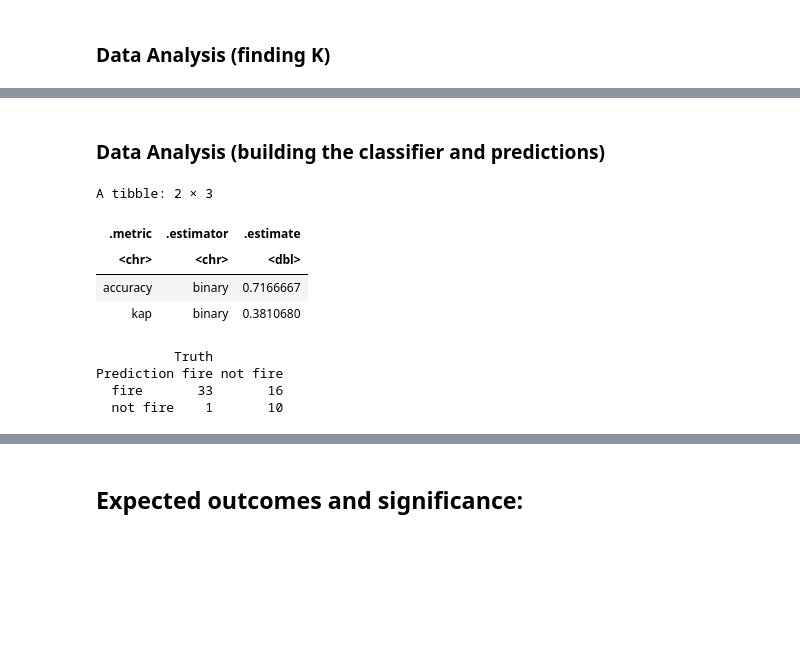
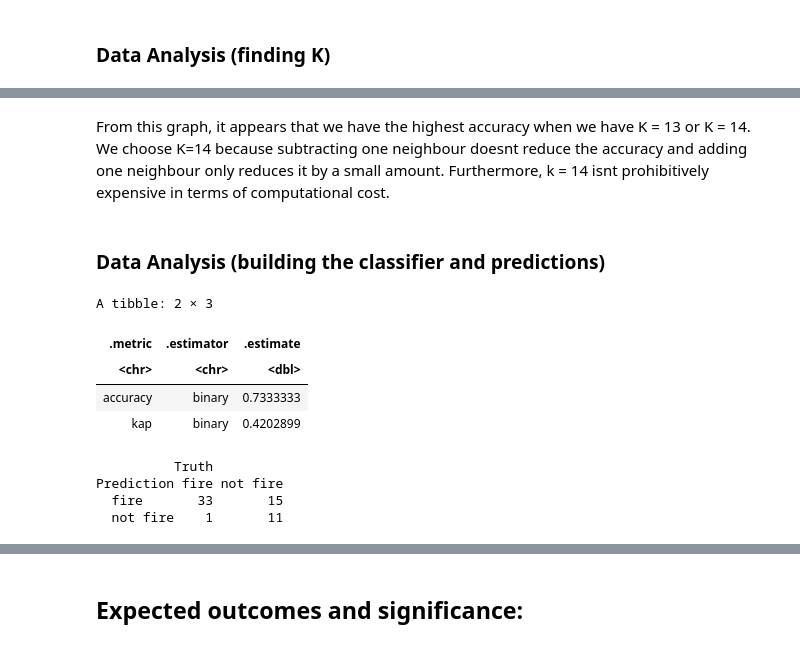
Before and after one commit to danielhou13/DSCI-100-Project-gr-17, a Jupyter notebook: Report.ipynb, the cells around one changed output, grey strips where cells are left out. Cells and saved outputs as stored; diff of their text form; code cells hidden in the pictures; blank space fills up the shorter version.

```diff
--- a/Report.ipynb
+++ b/Report.ipynb
@@ -207,33 +220,35 @@ accuracy_vs_k
+# %% [markdown]
+From this graph, it appears that we have the highest accuracy when we have K = 13 or K = 14. We choose K=14 because subtracting one neighbour doesnt reduce the accuracy and adding one neighbour only reduces it by a small amount. Furthermore, k = 14 isnt prohibitively expensive in terms of computational cost.
 # %% [markdown]
 ### Data Analysis (building the classifier and predictions)
 # %%
 set.seed(535)
-fire_spec <- nearest_neighbor(weight_func = "rectangular", neighbors = 7) %>%
+fire_spec2 <- nearest_neighbor(weight_func = "rectangular", neighbors = 14) %>%
     set_engine("kknn") %>%
     set_mode("classification")
 
 fire_fit <- workflow() %>%
     add_recipe(fire_recipe) %>%
-    add_model(fire_spec) %>%
+    add_model(fire_spec2) %>%
     fit(data = fire_data_training)
 
 fire_data_predictions <- predict(fire_fit, fire_data_testing) %>%
     bind_cols(fire_data_testing)
 
 fire_data_predictions %>%
     metrics(truth = Classes, estimate = .pred_class)
 
 confusion <- fire_data_predictions %>%
              conf_mat(truth = Classes, estimate = .pred_class)
 
 confusion
 # %% [output]
 A tibble: 2 × 3
 | .metric | .estimator | .estimate |
 | <chr> | <chr> | <dbl> |
-| accuracy | binary | 0.7166667 |
-| kap | binary | 0.3810680 |
+| accuracy | binary | 0.7333333 |
+| kap | binary | 0.4202899 |
           Truth
 Prediction fire not fire
-  fire       33       16
-  not fire    1       10
+  fire       33       15
+  not fire    1       11
```
Also changed, not shown: parts of 15 cells of this notebook.
